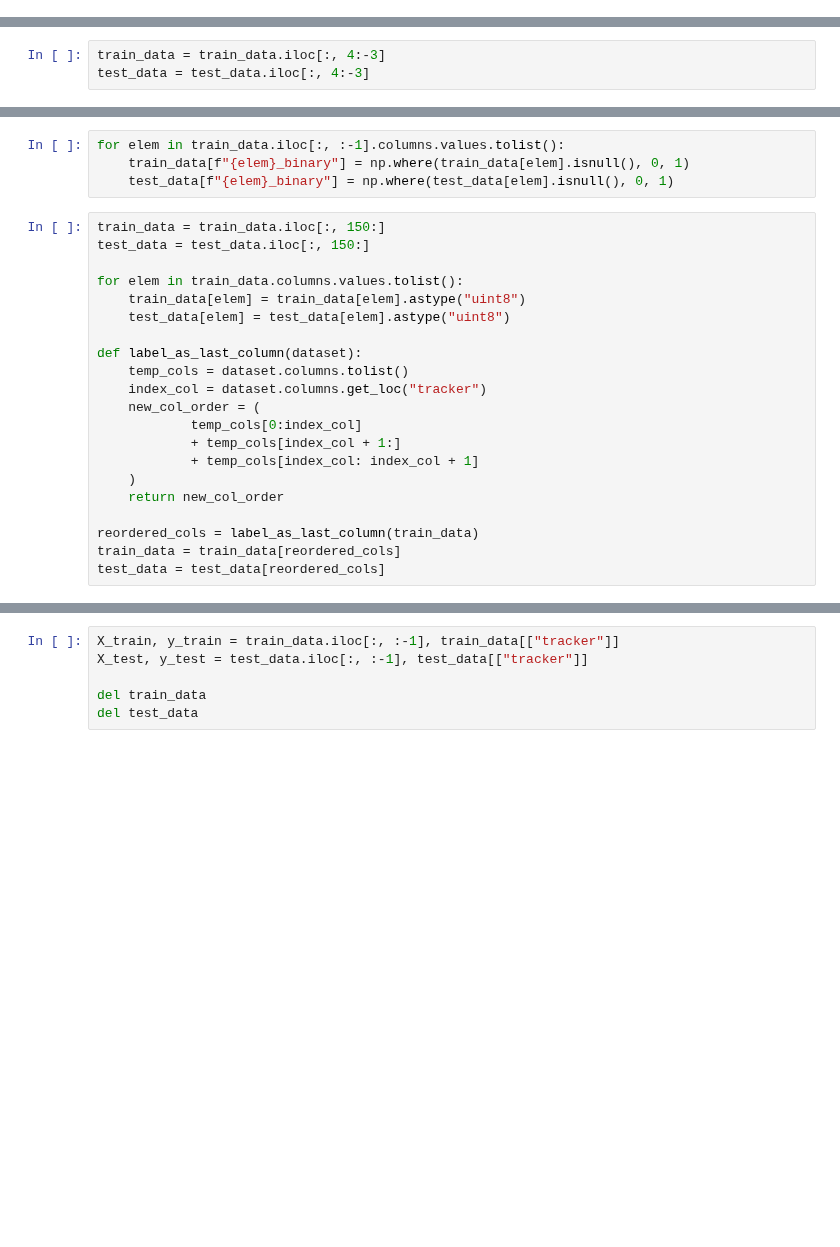
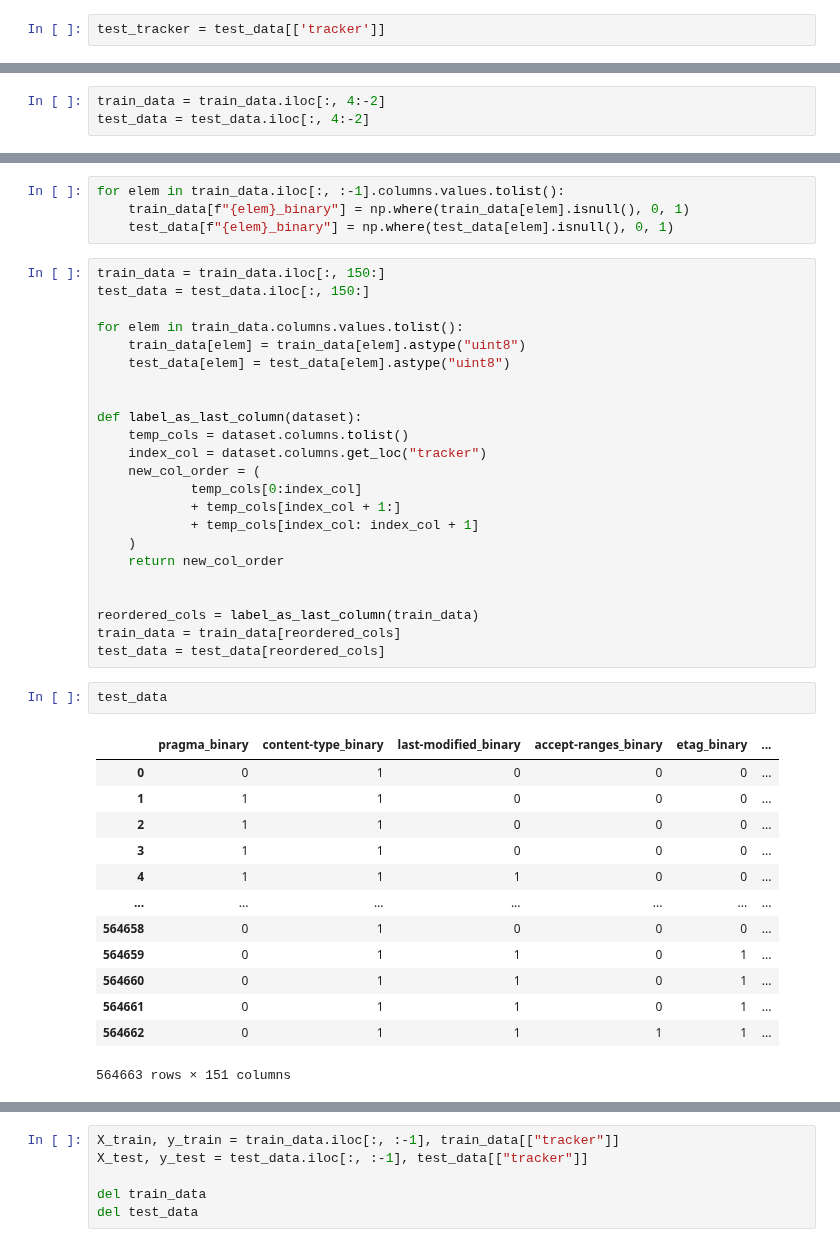
Before and after one commit to wolfrieder/http-response-classifier, a Jupyter notebook: notebooks/modeling_only_binary.ipynb, the cells around one changed output, grey strips where cells are left out. Cells and saved outputs as stored; diff of their text form; blank space fills up the shorter version.

```diff
--- a/notebooks/modeling_only_binary.ipynb
+++ b/notebooks/modeling_only_binary.ipynb
@@ -80,0 +67,2 @@ test_data = pd.read_parquet(
+# %%
+test_tracker = test_data[['tracker']]
@@ -81,3 +85,3 @@ test_data = pd.read_parquet(
 # %%
-train_data = train_data.iloc[:, 4:-3]
-test_data = test_data.iloc[:, 4:-3]
+train_data = train_data.iloc[:, 4:-2]
+test_data = test_data.iloc[:, 4:-2]
@@ -95,6 +101,7 @@ test_data = test_data.iloc[:, 150:]
 for elem in train_data.columns.values.tolist():
     train_data[elem] = train_data[elem].astype("uint8")
     test_data[elem] = test_data[elem].astype("uint8")
+
 
 def label_as_last_column(dataset):
     temp_cols = dataset.columns.tolist()
@@ -106,9 +113,26 @@ def label_as_last_column(dataset):
     )
     return new_col_order
 
+
 reordered_cols = label_as_last_column(train_data)
 train_data = train_data[reordered_cols]
 test_data = test_data[reordered_cols]
+# %%
+test_data
+# %% [output]
+|  | pragma_binary | content-type_binary | last-modified_binary | accept-ranges_binary | etag_binary | ... |
+| 0 | 0 | 1 | 0 | 0 | 0 | ... |
+| 1 | 1 | 1 | 0 | 0 | 0 | ... |
+| 2 | 1 | 1 | 0 | 0 | 0 | ... |
+| 3 | 1 | 1 | 0 | 0 | 0 | ... |
+| 4 | 1 | 1 | 1 | 0 | 0 | ... |
+| ... | ... | ... | ... | ... | ... | ... |
+| 564658 | 0 | 1 | 0 | 0 | 0 | ... |
+| 564659 | 0 | 1 | 1 | 0 | 1 | ... |
+| 564660 | 0 | 1 | 1 | 0 | 1 | ... |
+| 564661 | 0 | 1 | 1 | 0 | 1 | ... |
+| 564662 | 0 | 1 | 1 | 1 | 1 | ... |
+564663 rows × 151 columns
 # %%
 # %%time
 # dummy_clf = DummyClassifier(strategy="most_frequent", random_state=10)
```
Also changed, not shown: parts of 21 cells of this notebook, 26 other files.
